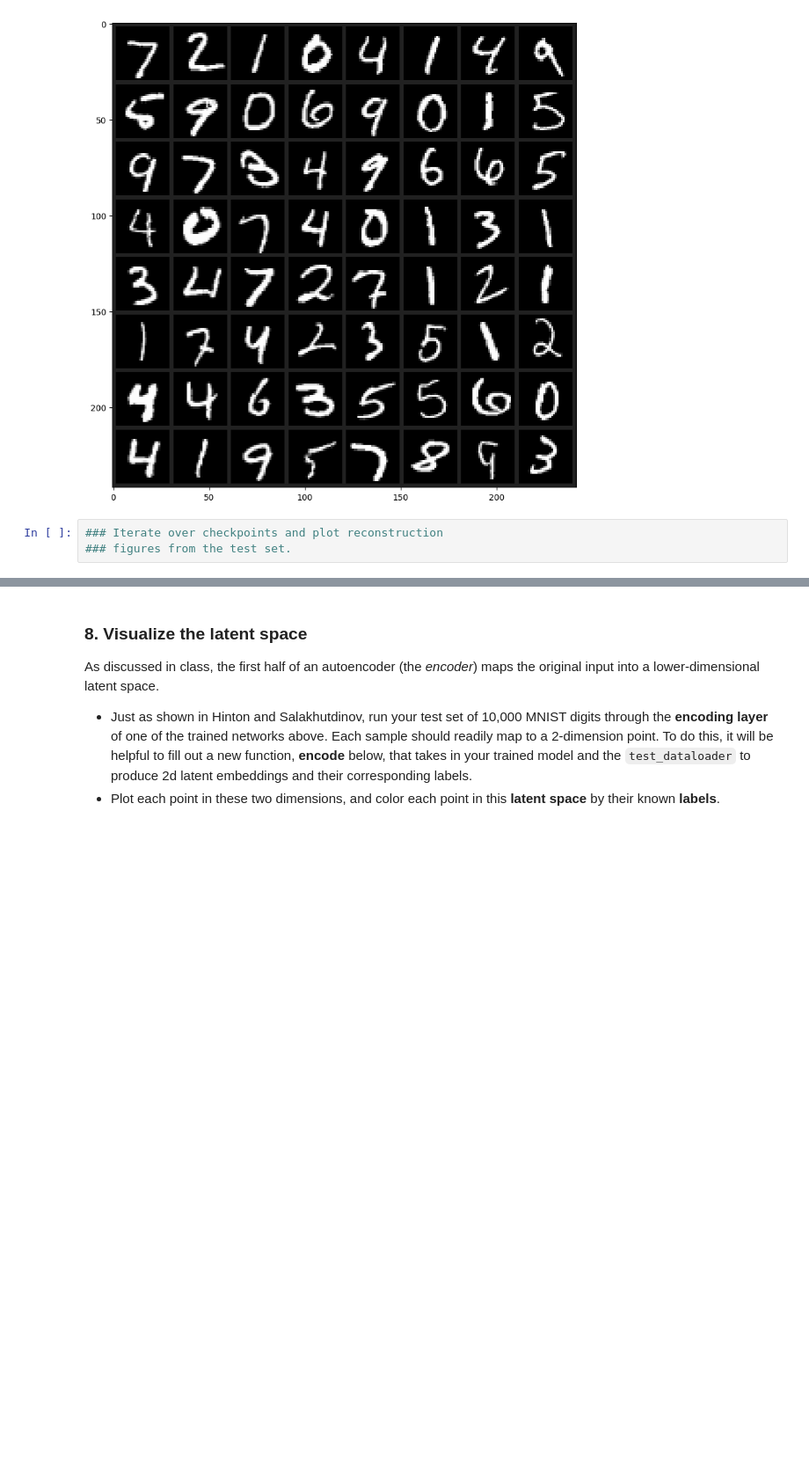
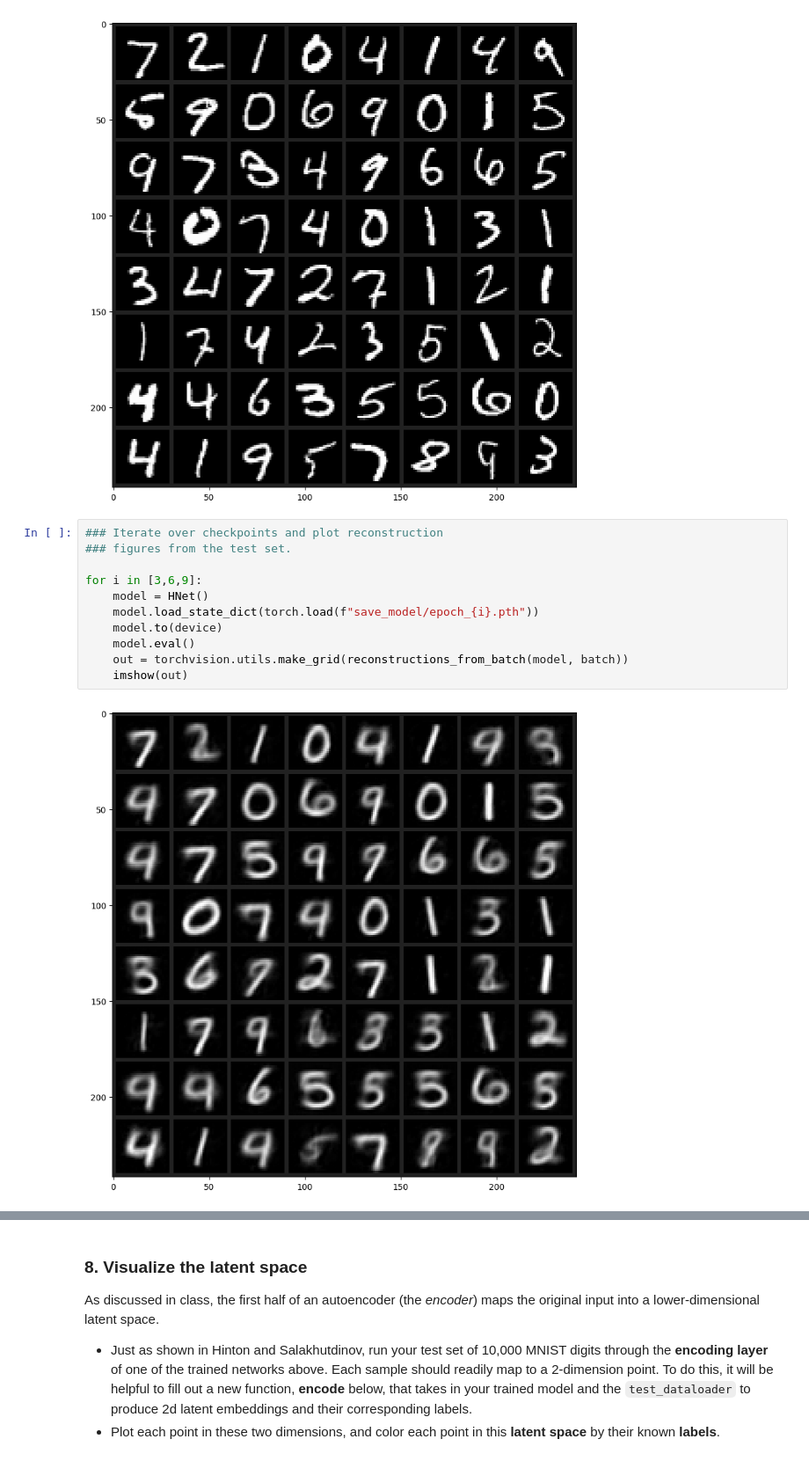
Before and after one commit to Socks2109/BMI-HW2, a Jupyter notebook: Homework_MNIST_Autoencoder.ipynb, the cells around one changed output, grey strips where cells are left out. Shown at 88% size. Drawn from its saved outputs; the diff is of its cells as text; blank space fills up the shorter version.

```diff
--- a/Homework_MNIST_Autoencoder.ipynb
+++ b/Homework_MNIST_Autoencoder.ipynb
@@ -449,6 +458,16 @@ out = torchvision.utils.make_grid(batch)
 imshow(out)
 # %% [output]
 [figure]
-# %%
-### Iterate over checkpoints and plot reconstruction
-### figures from the test set.
+# %%
+### Iterate over checkpoints and plot reconstruction
+### figures from the test set.
+
+for i in [3,6,9]:
+    model = HNet()
+    model.load_state_dict(torch.load(f"save_model/epoch_{i}.pth"))
+    model.to(device)
+    model.eval()
+    out = torchvision.utils.make_grid(reconstructions_from_batch(model, batch))
+    imshow(out)
+# %% [output]
+[figure, added]
```
Also changed, not shown: parts of 9 cells of this notebook, 3 other files.
